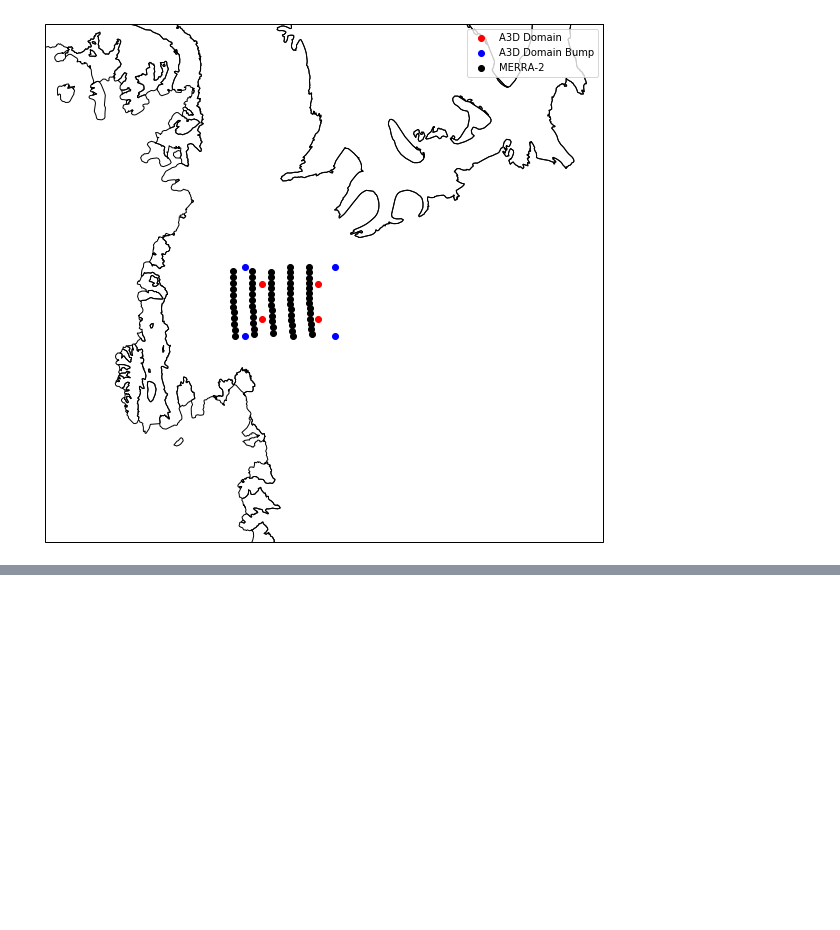
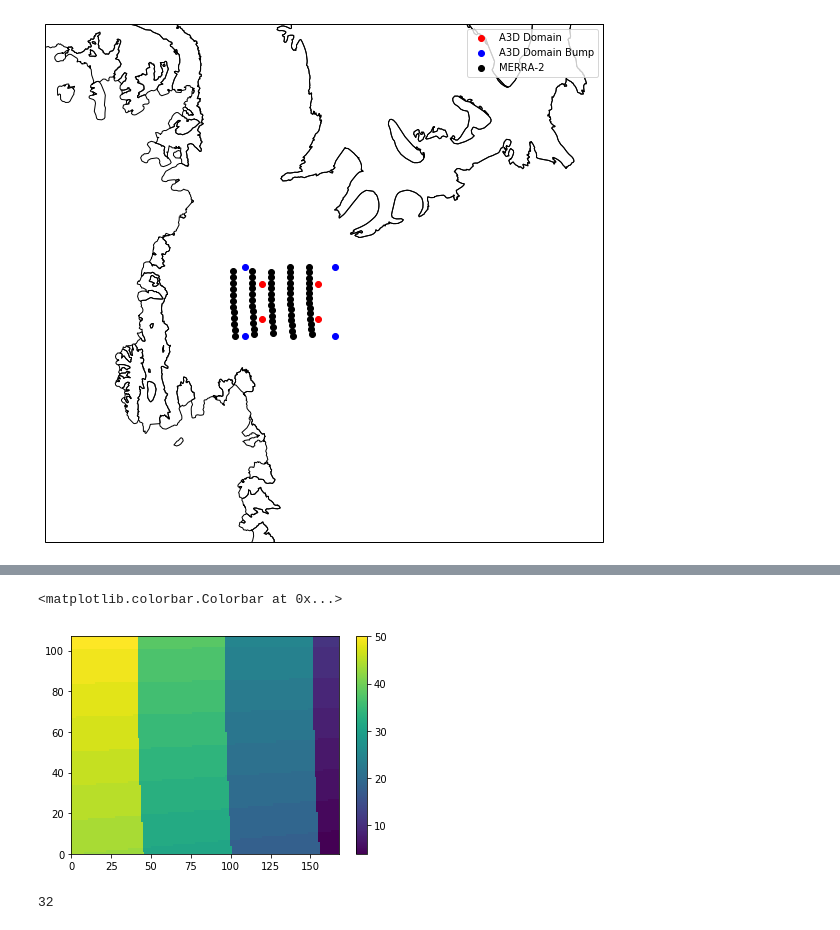
Before and after one commit to EricKeenan/SNOWPACK_WAIS, a Jupyter notebook: setup/input_atmospheric_forcing/write_station_list.ipynb, the cells around one changed output, grey strips where cells are left out. Saved outputs shown, nothing was run; the diff lists cells and outputs as text; code cells hidden in the pictures; blank space fills up the shorter version.

```diff
--- a/setup/input_atmospheric_forcing/write_station_list.ipynb
+++ b/setup/input_atmospheric_forcing/write_station_list.ipynb
@@ -119,23 +119,23 @@ tgt.ImportFromEPSG(4326) # South Polar Stereo
 transform = osr.CoordinateTransformation(src, tgt)
 
 # Initialize arrays
-filter_X = np.zeros(len(gridX_filter)); filter_X[:] = np.nan
-filter_Y = np.zeros(len(gridY_filter)); filter_Y[:] = np.nan
+filter_X_wgs84 = np.zeros(len(gridX_filter)); filter_X_wgs84[:] = np.nan
+filter_Y_wgs84 = np.zeros(len(gridY_filter)); filter_Y_wgs84[:] = np.nan
 
 # Perform coordinate transformation
-for j in range(0, len(filter_X)):
+for j in range(0, len(filter_X_wgs84)):
     coords = transform.TransformPoint(gridX_filter[j], gridY_filter[j])
-    filter_X[j], filter_Y[j] = coords[0:2]
+    filter_X_wgs84[j], filter_Y_wgs84[j] = coords[0:2]
 # %% [markdown]
 ## Write station_list.lst
 # %%
 f = open("station_list.lst",'w')
 f.write("[INPUT]\n")
 
-for j in range(0, len(filter_X)):
+for j in range(0, len(filter_X_wgs84)):
     index = str(j + 1)
-    lat = str(round(filter_X[j], 3))
-    lon = str(round(filter_Y[j], 3))
+    lat = str(round(filter_X_wgs84[j], 3))
+    lon = str(round(filter_Y_wgs84[j], 3))
 
     f.write("VSTATION" + index + " = latlon " + lat + " " + lon + " 0\n")
 
@@ -195,0 +199,23 @@ plt.legend()
+# %%
+lus = np.zeros([nrow, ncol])
+gridX = np.linspace(left, right, ncol) # I think the ALPINE-3D grid is not correct
+gridY = np.linspace(bottom, top, nrow)
+
+for j in range(0, nrow): # loop over Y
+    for k in range(0, ncol): # loop over X
+        # For each A3D grid cell, find the index of the closest MERRA-2 grid cell
+        A3D_X = gridX[k]
+        A3D_Y = gridY[j]
+        distance =  np.sqrt(np.power(A3D_X - gridX_filter, 2) + np.power(A3D_Y - gridY_filter, 2))
+        lus[j, k] = np.argmin(distance) + 1
+
+
+plt.pcolor(lus)
+plt.colorbar()
+# %% [output]
+<matplotlib.colorbar.Colorbar at 0x...>
+[figure, added]
+# %%
+len(np.unique(lus))
+# %% [output]
+32
```
Also changed, not shown: parts of 2 cells of this notebook, 4 other files.
